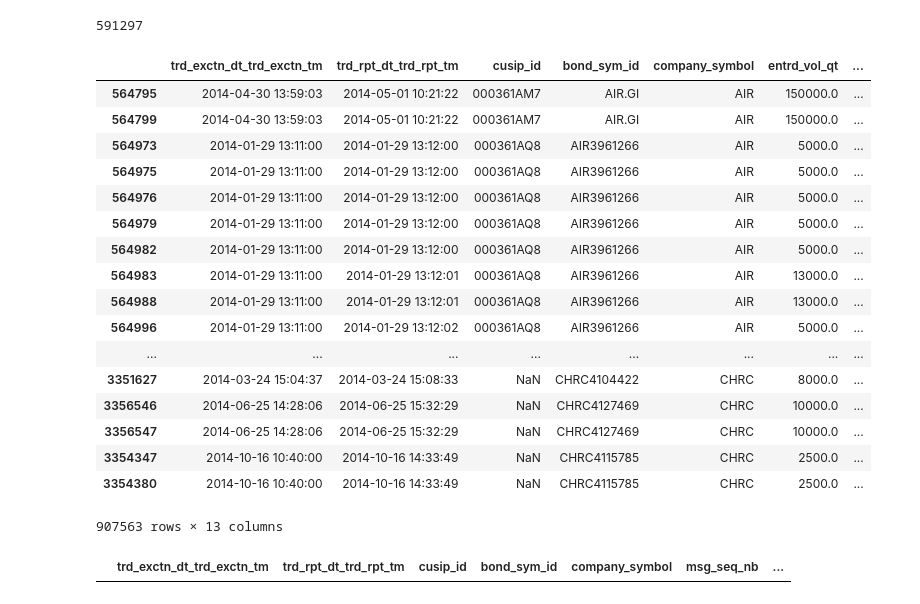
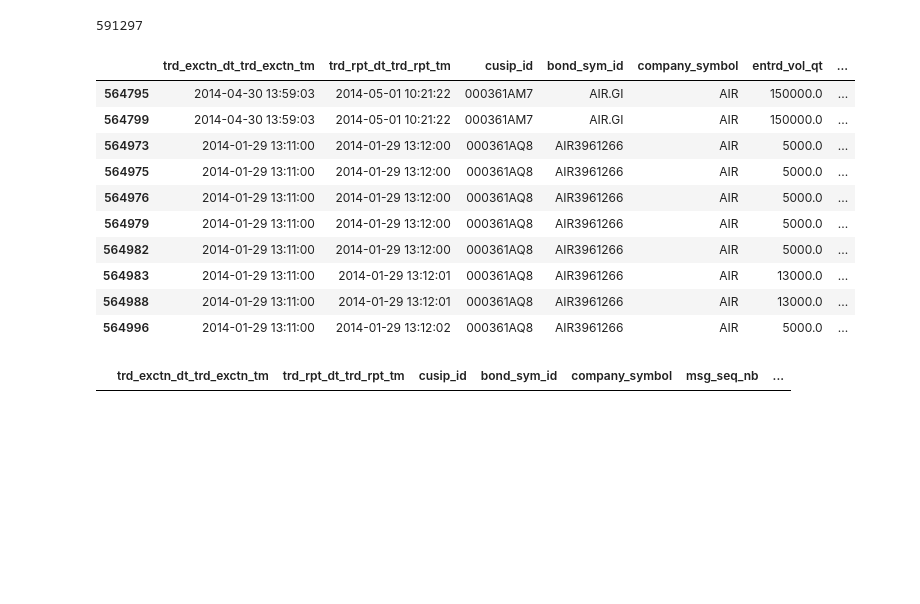
Before and after one commit to raymond180/FINRA_TRACE, a Jupyter notebook: Notebooks/Trace_from_WRDS.ipynb, the cells around one changed output. Saved outputs shown, nothing was run; the diff lists cells and outputs as text; code cells hidden in the pictures; blank space fills up the shorter version.

```diff
--- a/Notebooks/Trace_from_WRDS.ipynb
+++ b/Notebooks/Trace_from_WRDS.ipynb
@@ -103,26 +85,19 @@ data.duplicated().sum()
 # %% [output]
 591297
 # %%
-data.loc[data.duplicated(keep=False)].sort_values(['cusip_id','trd_exctn_dt_trd_exctn_tm'])
+data.loc[data.duplicated(keep=False)].sort_values(['cusip_id','trd_exctn_dt_trd_exctn_tm']).head(10)
 # %% [output]
 |  | trd_exctn_dt_trd_exctn_tm | trd_rpt_dt_trd_rpt_tm | cusip_id | bond_sym_id | company_symbol | entrd_vol_qt | ... |
 | 564795 | 2014-04-30 13:59:03 | 2014-05-01 10:21:22 | 000361AM7 | AIR.GI | AIR | 150000.0 | ... |
 | 564799 | 2014-04-30 13:59:03 | 2014-05-01 10:21:22 | 000361AM7 | AIR.GI | AIR | 150000.0 | ... |
 | 564973 | 2014-01-29 13:11:00 | 2014-01-29 13:12:00 | 000361AQ8 | AIR3961266 | AIR | 5000.0 | ... |
 | 564975 | 2014-01-29 13:11:00 | 2014-01-29 13:12:00 | 000361AQ8 | AIR3961266 | AIR | 5000.0 | ... |
 | 564976 | 2014-01-29 13:11:00 | 2014-01-29 13:12:00 | 000361AQ8 | AIR3961266 | AIR | 5000.0 | ... |
 | 564979 | 2014-01-29 13:11:00 | 2014-01-29 13:12:00 | 000361AQ8 | AIR3961266 | AIR | 5000.0 | ... |
 | 564982 | 2014-01-29 13:11:00 | 2014-01-29 13:12:00 | 000361AQ8 | AIR3961266 | AIR | 5000.0 | ... |
 | 564983 | 2014-01-29 13:11:00 | 2014-01-29 13:12:01 | 000361AQ8 | AIR3961266 | AIR | 13000.0 | ... |
 | 564988 | 2014-01-29 13:11:00 | 2014-01-29 13:12:01 | 000361AQ8 | AIR3961266 | AIR | 13000.0 | ... |
 | 564996 | 2014-01-29 13:11:00 | 2014-01-29 13:12:02 | 000361AQ8 | AIR3961266 | AIR | 5000.0 | ... |
-| ... | ... | ... | ... | ... | ... | ... | ... |
-| 3351627 | 2014-03-24 15:04:37 | 2014-03-24 15:08:33 | NaN | CHRC4104422 | CHRC | 8000.0 | ... |
-| 3356546 | 2014-06-25 14:28:06 | 2014-06-25 15:32:29 | NaN | CHRC4127469 | CHRC | 10000.0 | ... |
-| 3356547 | 2014-06-25 14:28:06 | 2014-06-25 15:32:29 | NaN | CHRC4127469 | CHRC | 10000.0 | ... |
-| 3354347 | 2014-10-16 10:40:00 | 2014-10-16 14:33:49 | NaN | CHRC4115785 | CHRC | 2500.0 | ... |
-| 3354380 | 2014-10-16 10:40:00 | 2014-10-16 14:33:49 | NaN | CHRC4115785 | CHRC | 2500.0 | ... |
-907563 rows × 13 columns
 # %%
 dtype={'cusip_id': str , 'bond_sym_id': str, 'company_symbol': str, 'cusip_id': str,
       'entrd_vol_qt' : np.int , 'rptd_pr' : np.float, 'rpt_side_cd':str, 'sell_cmsn_rt':np.float32,
```
Also changed, not shown: parts of 2 cells of this notebook.
